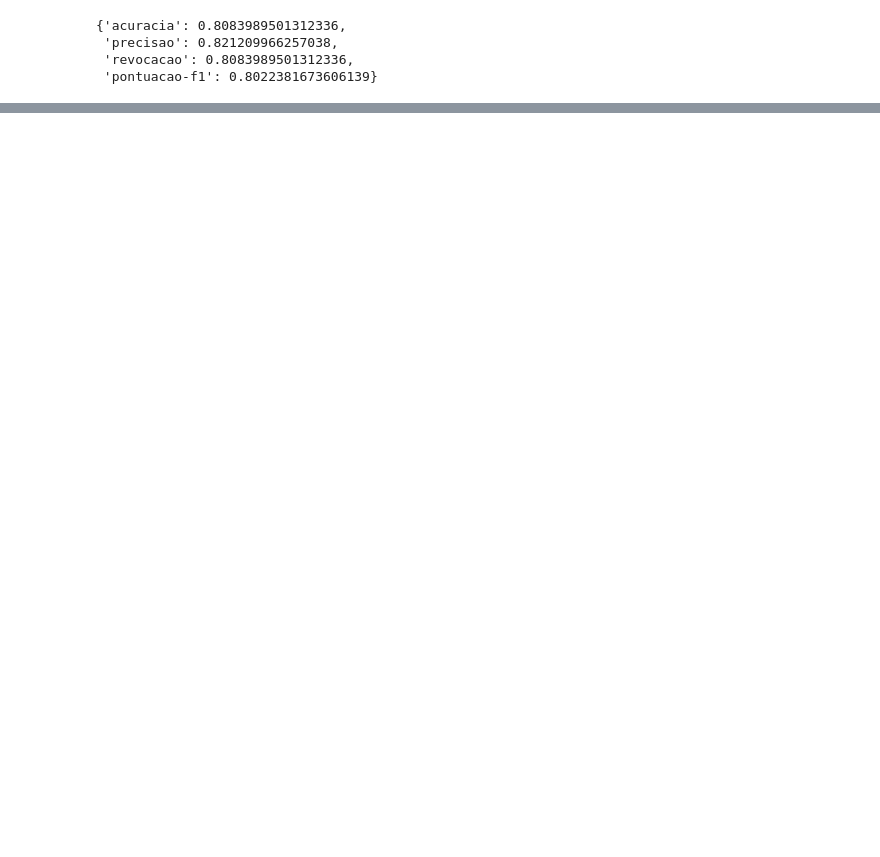
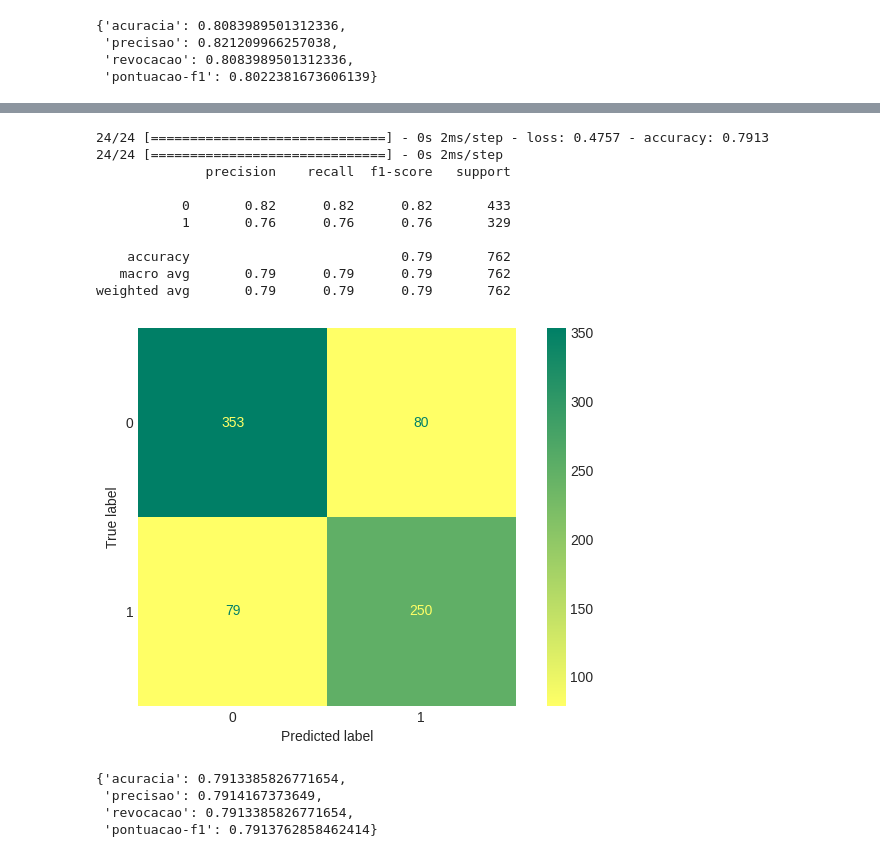
Before and after one commit to flohmannjr/tensorflow_curso, a Jupyter notebook: TensorFlow_NLP_RNN.ipynb, the cells around one changed output, grey strips where cells are left out. Drawn from its saved outputs; the diff is of its cells as text; code cells hidden in the pictures; blank space fills up the shorter version.

```diff
--- a/TensorFlow_NLP_RNN.ipynb
+++ b/TensorFlow_NLP_RNN.ipynb
@@ -236,0 +297,23 @@ relatorios[0]
+# %%
+avaliacoes[1] = modelos[1].evaluate(X_test, y_test)
+previsoes[1] = tf.squeeze(tf.round(modelos[1].predict(X_test)))
+relatorios[1] = avaliar_modelo(previsoes[1])
+# %% [output]
+24/24 [==============================] - 0s 2ms/step - loss: 0.4757 - accuracy: 0.7913
+24/24 [==============================] - 0s 2ms/step
+              precision    recall  f1-score   support
+
+           0       0.82      0.82      0.82       433
+           1       0.76      0.76      0.76       329
+
+    accuracy                           0.79       762
+   macro avg       0.79      0.79      0.79       762
+weighted avg       0.79      0.79      0.79       762
+[figure, added]
+# %%
+relatorios[1]
+# %% [output]
+{'acuracia': 0.7913385826771654,
+ 'precisao': 0.7914167373649,
+ 'revocacao': 0.7913385826771654,
+ 'pontuacao-f1': 0.7913762858462414}
```
Also changed, not shown: parts of 21 cells of this notebook.
